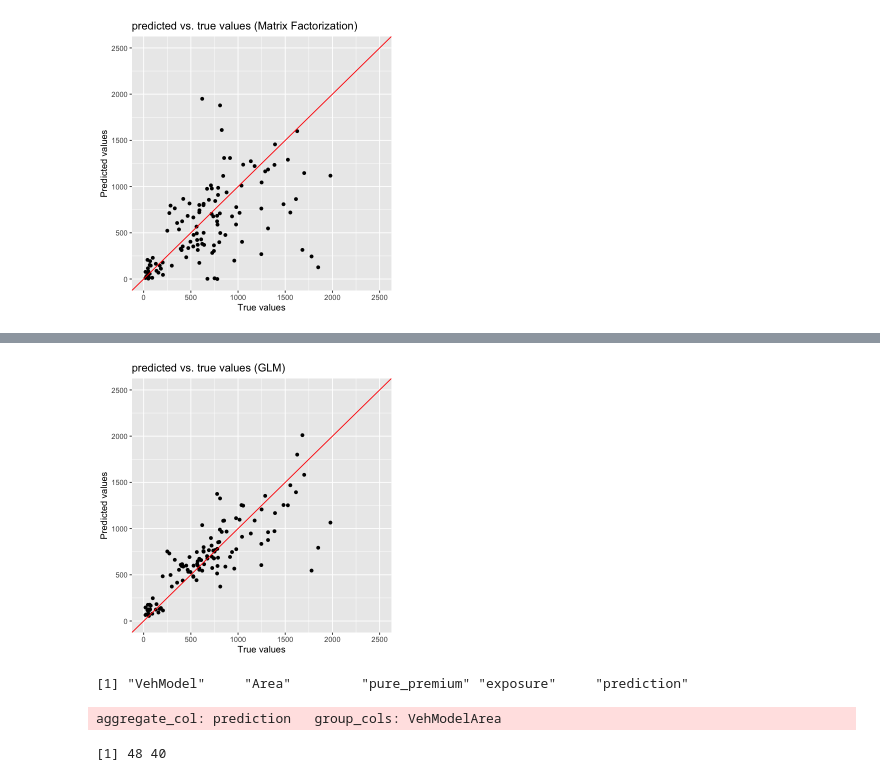
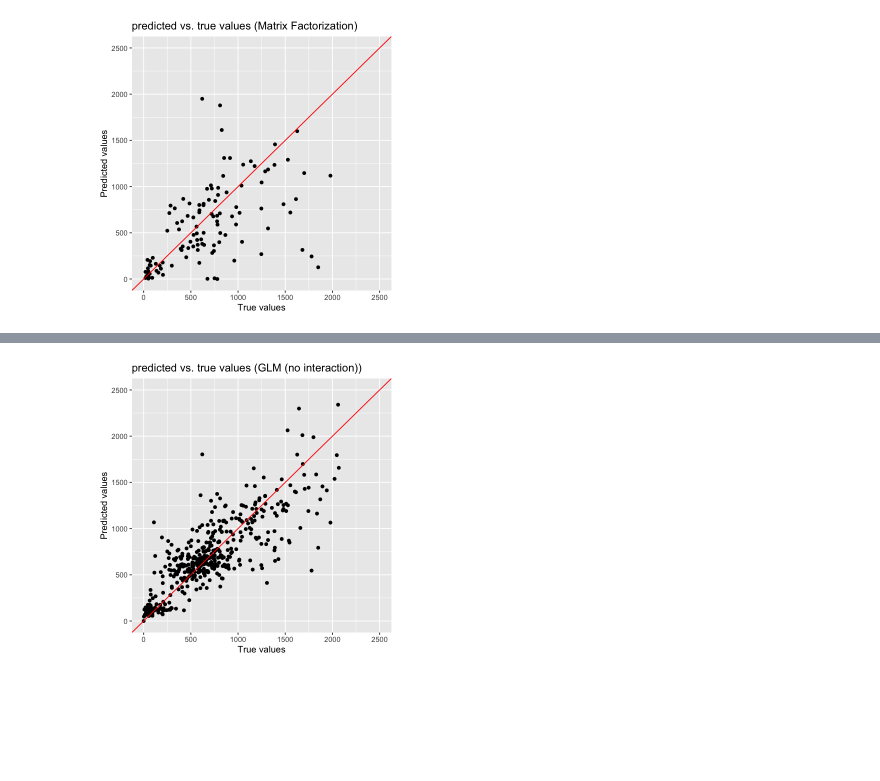
Before and after one commit to Nnaktym/act-cmfreq, a Jupyter notebook: src/brazil_data_analysis_2.ipynb, the cells around one changed output, grey strips where cells are left out. Saved outputs shown, nothing was run; the diff lists cells and outputs as text; code cells hidden in the pictures; blank space fills up the shorter version.

```diff
--- a/src/brazil_data_analysis_2.ipynb
+++ b/src/brazil_data_analysis_2.ipynb
@@ -166,47 +191,0 @@ grid.arrange(p1, p2, ncol = 2)
-# %%
-options(repr.plot.width = 5, repr.plot.height = 5)
-exposure <- wide_to_long_format(exposure_total, c("VehModel", "Area", "exposure"), na_omit = FALSE)
-# train <- wide_to_long_format(split$X_train, c("VehModel", "Area", "pure_premium"), na_omit = TRUE)
-
-all_data <- wide_to_long_format(pure_premium, c("VehModel", "Area", "pure_premium"), na_omit = FALSE)
-all_data <- merge(all_data, exposure, by = c("VehModel", "Area"))
-
-test <- wide_to_long_format(split$X_test, c("VehModel", "Area", "pure_premium"), na_omit = TRUE)
-# train <- merge(train, exposure, by = c("VehModel", "Area"))
-test <- merge(test, exposure, by = c("VehModel", "Area"))
-
-glm_model <- glm(pure_premium * exposure ~ VehModel + Area + offset(log(exposure)), data = all_data, family = poisson)
-
-pred <- predict(glm_model, newdata = test, type = "response")
-test[, "prediction"] <- pred / test[, "exposure"]
-test <- na.omit(test)
-
-df <- data.frame(as.vector(test$pure_premium), as.vector(test$prediction))
-df <- na.omit(df)
-colnames(df) <- c("actual", "prediction")
-p <- ggplot(df, aes(x = actual, y = prediction)) +
-    geom_point() +
-    geom_abline(intercept = 0, slope = 1, color = "red") +
-    xlim(0, 2500) +
-    ylim(0, 2500) +
-    labs(title = "predicted vs. true values (GLM)", x = "True values", y = "Predicted values")
-p
-
-pred_all_data <- predict(glm_model, newdata = na.omit(all_data), type = "response")
-
-row_ids <- row.names(na.omit(all_data))
-all_data[, "prediction"] <- NA
-all_data[row_ids, "prediction"] <- pred_all_data / all_data[row_ids, "exposure"]
-
-# left join test to all_data
-# all_data <- left_join(all_data, test, by = c("VehModel", "Area"))
-# %% [output]
-[figure, removed]
-# %%
-print(colnames(all_data))
-
-all_data_pred_wide_format <- get_total(all_data, category_to_analyze, "prediction", NA)
-# %% [output]
-[1] "VehModel"     "Area"         "pure_premium" "exposure"     "prediction"
-aggregate_col: prediction   group_cols: VehModelArea
-[1] 48 40
@@ -213,3 +200,13 @@ aggregate_col: prediction   group_cols: VehModelArea
+# %%
+options(repr.plot.width = 5, repr.plot.height = 5)
+pred <- predict(glm_model, newdata = na.omit(all_data), type = "response") / na.omit(all_data)$exposure
+visualize_scatter_plot(
+    actual = as.vector(na.omit(all_data)$pure_premium),
+    pred = as.vector(pred),
+    model_name = "GLM (no interaction)"
+)
+# %% [output]
+[figure, added]
 # %%
 options(repr.plot.width = 25, repr.plot.height = 20)
 
```
Also changed, not shown: parts of 18 cells of this notebook, 1 other file.
